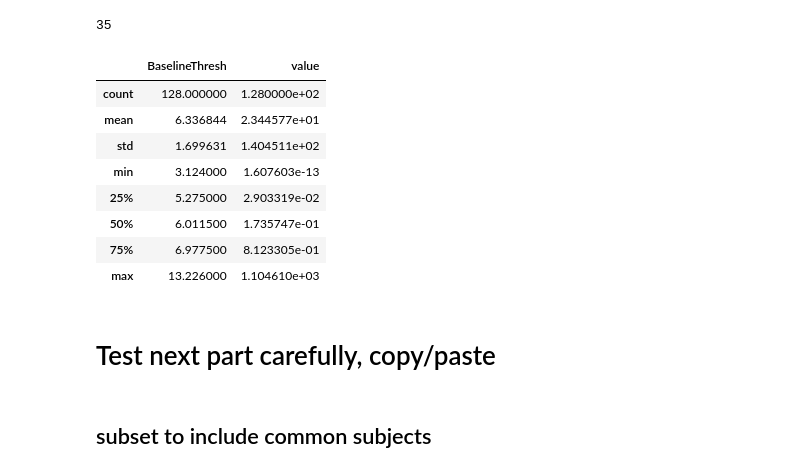
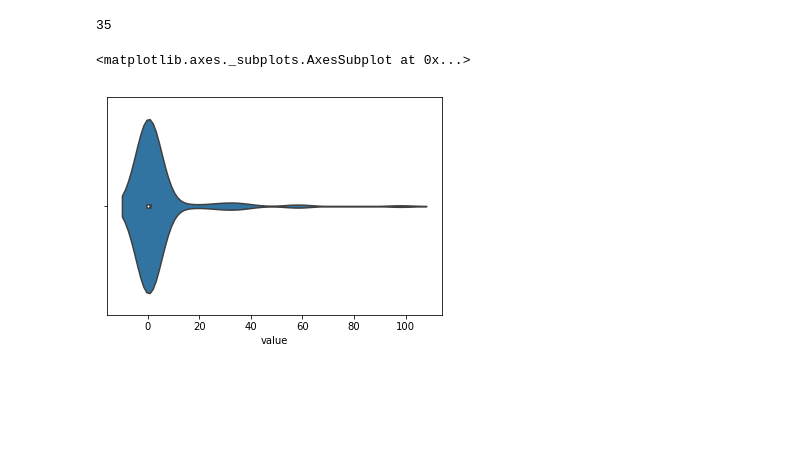
Before and after one commit to smerdis/mrs_amblyopia, a Jupyter notebook: Modeling Thresholds, v3, 2018-05.ipynb, the cells around one changed output. Drawn from its saved outputs; the diff is of its cells as text; code cells hidden in the pictures; blank space fills up the shorter version.

```diff
--- a/Modeling Thresholds, v3, 2018-05.ipynb
+++ b/Modeling Thresholds, v3, 2018-05.ipynb
@@ -343,18 +366,7 @@ len(np.unique(pfit_all_ppsub.Subject))
 # %% [output]
 35
 # %%
-pfit_all_ppsub[pfit_all_ppsub.measure=="w_d"].describe()
+sns.violinplot(pfit_all_ppsub[pfit_all_ppsub.measure=="w_d"]['value'])
 # %% [output]
-|  | BaselineThresh | value |
-| count | 128.000000 | 1.280000e+02 |
-| mean | 6.336844 | 2.344577e+01 |
-| std | 1.699631 | 1.404511e+02 |
-| min | 3.124000 | 1.607603e-13 |
-| 25% | 5.275000 | 2.903319e-02 |
-| 50% | 6.011500 | 1.735747e-01 |
-| 75% | 6.977500 | 8.123305e-01 |
-| max | 13.226000 | 1.104610e+03 |
+<matplotlib.axes._subplots.AxesSubplot at 0x...>
+[figure, added]
-# %% [markdown]
-# Test next part carefully, copy/paste
-# %% [markdown]
-## subset to include common subjects
```
Also changed, not shown: parts of 24 cells of this notebook.
